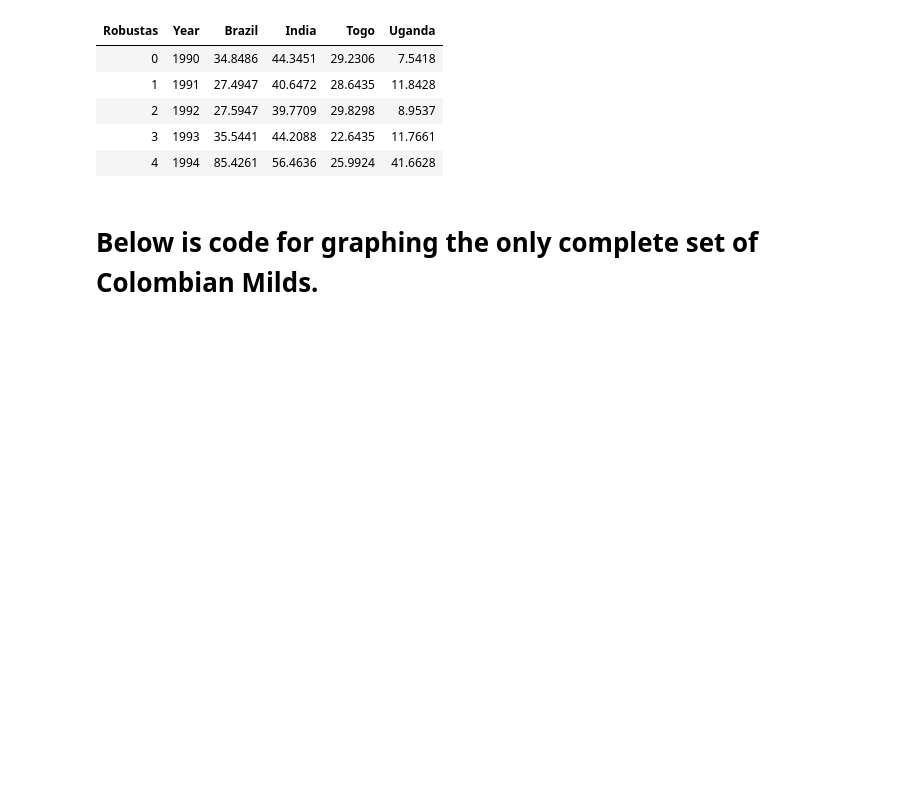
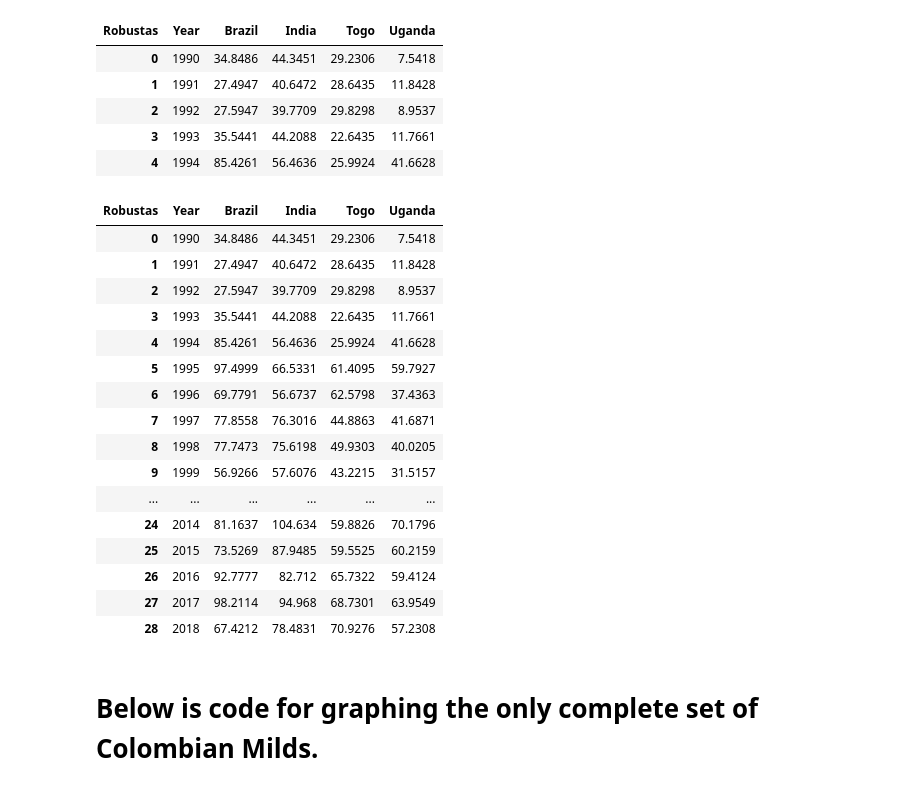
Before and after one commit to coffee-data/ico-analysis, a Jupyter notebook: farmgate_prices/main.ipynb, the cells around one changed output. Saved outputs shown, nothing was run; the diff lists cells and outputs as text; code cells hidden in the pictures; blank space fills up the shorter version.

Commit message:
adjusted html structure

```diff
--- a/farmgate_prices/main.ipynb
+++ b/farmgate_prices/main.ipynb
@@ -116,6 +116,28 @@ df_r.head()
 | 2 | 1992 | 27.5947 | 39.7709 | 29.8298 | 8.9537 |
 | 3 | 1993 | 35.5441 | 44.2088 | 22.6435 | 11.7661 |
 | 4 | 1994 | 85.4261 | 56.4636 | 25.9924 | 41.6628 |
+# %%
+# Export table to html
+df_r.to_html('tbl_robustas.html')
+df_r
+# %% [output]
+| Robustas | Year | Brazil | India | Togo | Uganda |
+| 0 | 1990 | 34.8486 | 44.3451 | 29.2306 | 7.5418 |
+| 1 | 1991 | 27.4947 | 40.6472 | 28.6435 | 11.8428 |
+| 2 | 1992 | 27.5947 | 39.7709 | 29.8298 | 8.9537 |
+| 3 | 1993 | 35.5441 | 44.2088 | 22.6435 | 11.7661 |
+| 4 | 1994 | 85.4261 | 56.4636 | 25.9924 | 41.6628 |
+| 5 | 1995 | 97.4999 | 66.5331 | 61.4095 | 59.7927 |
+| 6 | 1996 | 69.7791 | 56.6737 | 62.5798 | 37.4363 |
+| 7 | 1997 | 77.8558 | 76.3016 | 44.8863 | 41.6871 |
+| 8 | 1998 | 77.7473 | 75.6198 | 49.9303 | 40.0205 |
+| 9 | 1999 | 56.9266 | 57.6076 | 43.2215 | 31.5157 |
+| ... | ... | ... | ... | ... | ... |
+| 24 | 2014 | 81.1637 | 104.634 | 59.8826 | 70.1796 |
+| 25 | 2015 | 73.5269 | 87.9485 | 59.5525 | 60.2159 |
+| 26 | 2016 | 92.7777 | 82.712 | 65.7322 | 59.4124 |
+| 27 | 2017 | 98.2114 | 94.968 | 68.7301 | 63.9549 |
+| 28 | 2018 | 67.4212 | 78.4831 | 70.9276 | 57.2308 |
 # %%
 # Define Colors
 # These are the "Tableau 20" colors as RGB.
```
Also changed, not shown: parts of 1 cell of this notebook, 1 other file.
